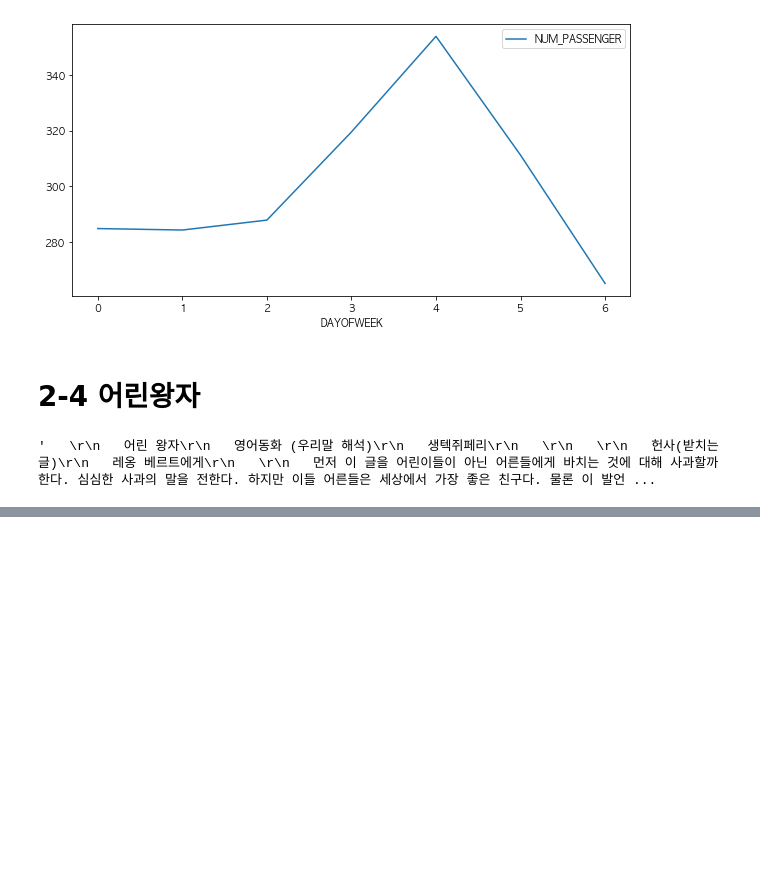
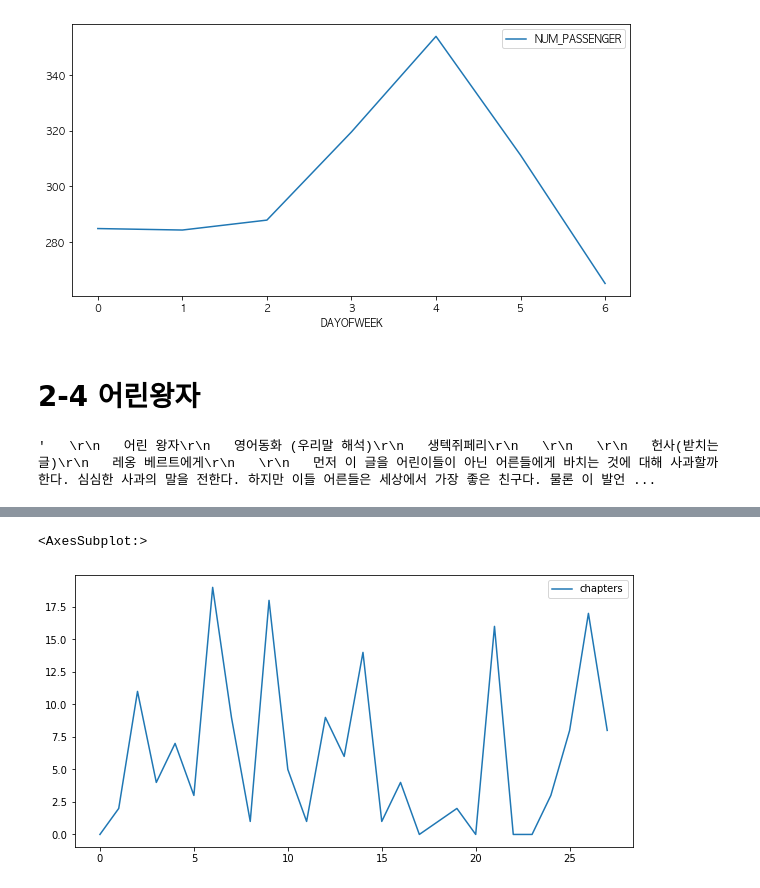
Before and after one commit to g-gg-ggg/Data-Visualization-2022-, a Jupyter notebook: _notebooks/2022-09-29-(d개론 2-1~2-4).ipynb, the cells around one changed output, grey strips where cells are left out. Drawn from its saved outputs; the diff is of its cells as text; code cells hidden in the pictures; blank space fills up the shorter version.

```diff
--- a/_notebooks/2022-09-29-(d개론 2-1~2-4).ipynb
+++ b/_notebooks/2022-09-29-(d개론 2-1~2-4).ipynb
@@ -525,0 +632,3 @@ little_prince[:1000]
+# %%
+counts_n = final.applymap(lambda x: np.char.count(x, "!"))
+counts_n
@@ -525,0 +653,5 @@ little_prince[:1000]
+# %%
+counts_n.plot()
+# %% [output]
+<AxesSubplot:>
+[figure, added]
```
Also changed, not shown: parts of 18 cells of this notebook.
